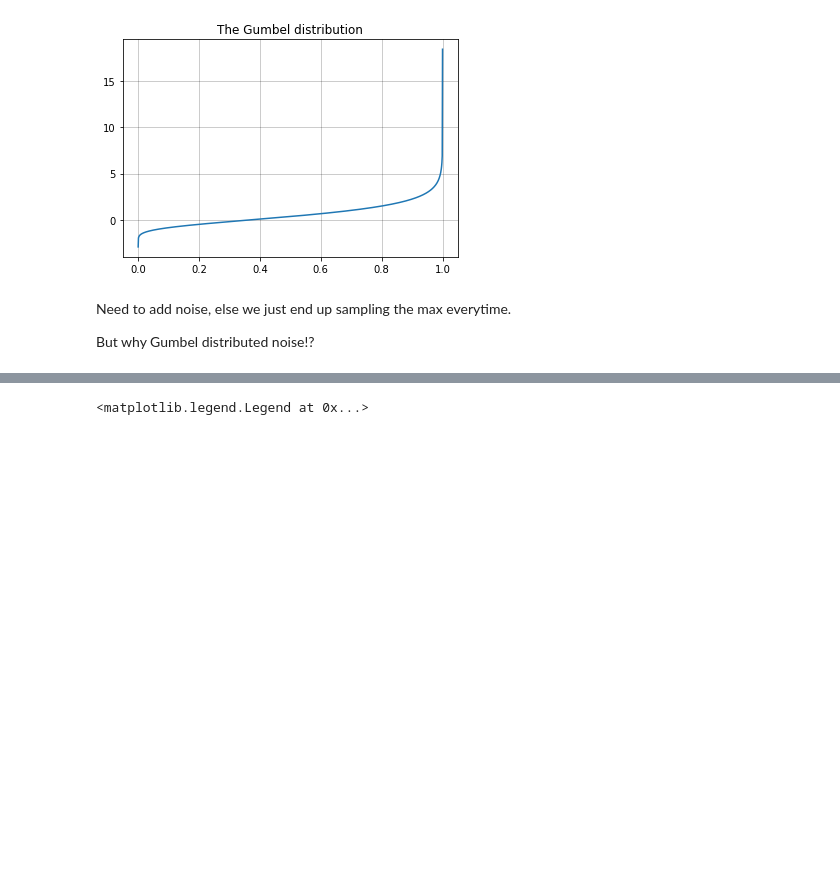
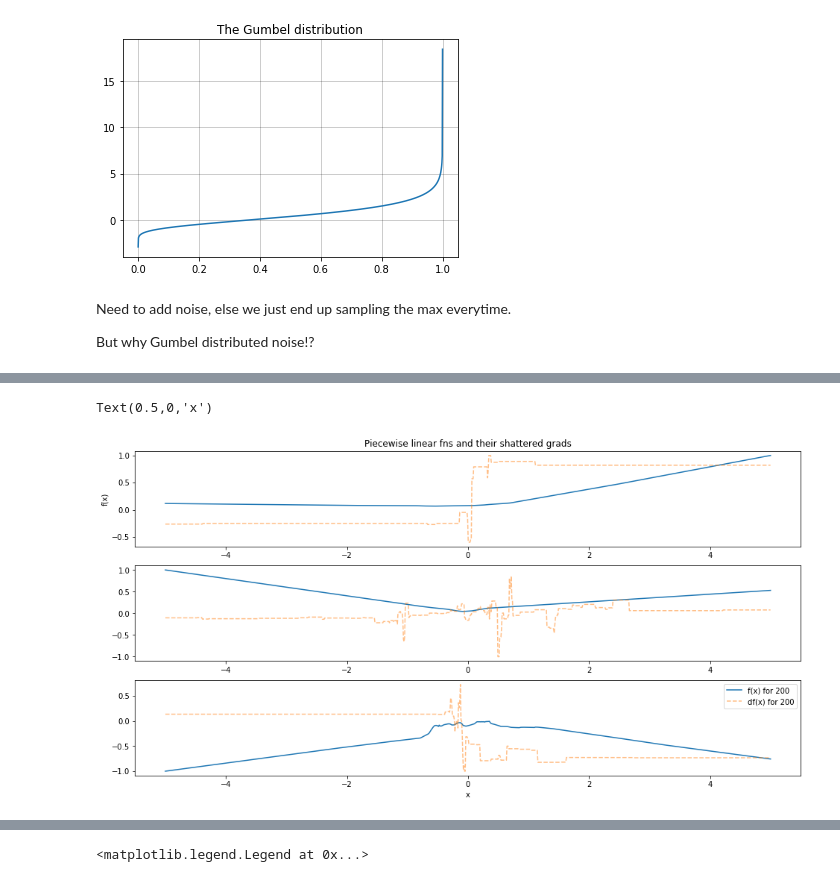
Before and after one commit to act65/datasci, a Jupyter notebook: gradient-estimation/estimation.ipynb, the cells around one changed output, grey strips where cells are left out. Drawn from its saved outputs; the diff is of its cells as text; code cells hidden in the pictures; blank space fills up the shorter version.

Commit message:
added poset and shattered

```diff
--- a/gradient-estimation/estimation.ipynb
+++ b/gradient-estimation/estimation.ipynb
@@ -391,0 +422,51 @@ plt.legend()
+# %%
+def relu(x):
+    return np.maximum(x, 0)
+
+def piecewise(x, n, fn):
+    """
+    Doesnt work if you only use scalars!?
+    Needed to expand into a high dim.
+    """
+    x = np.expand_dims(x, 0)
+    d = 10
+    W = rnd.standard_normal((d, 1))
+    x = np.dot(W, x)
+    for i in range(n):
+        a = rnd.standard_normal((d, d))
+        b = rnd.standard_normal((d, 1))
+        x = fn(np.dot(a, x) + b)
+
+    W = rnd.standard_normal((1, d))
+    x = np.dot(W, x)
+    return np.squeeze(x)
+
+def get_grad(n, fn):
+    return egrad(lambda x: piecewise(x, n, fn))
+
+x = np.linspace(-5, 5, 1000)
+
+def plot(n):
+    y = piecewise(x, n, relu)
+    plt.plot(x, y/np.max(np.abs(y)), label='f(x) for {}'.format(n))
+    d = get_grad(n, relu)(x)
+    plt.plot(x, d/np.max(np.abs(d)), alpha=0.5, linestyle='--', label='df(x) for {}'.format(n))
+
+plt.figure(figsize=(16, 8))
+
+plt.subplot(3,1,1)
+plot(2)
+plt.ylabel('f(x)')
+plt.title('Piecewise linear fns and their shattered grads')
+plt.subplot(3,1,2)
+plot(20)
+plt.subplot(3,1,3)
+plot(200)
+plt.legend()
+plt.xlabel('x')
+
+
+# plots seem to be more shattered in the middle, is this because of the type of noise!?
+# %% [output]
+Text(0.5,0,'x')
+[figure, added]
```
Also changed, not shown: parts of 16 cells of this notebook.
